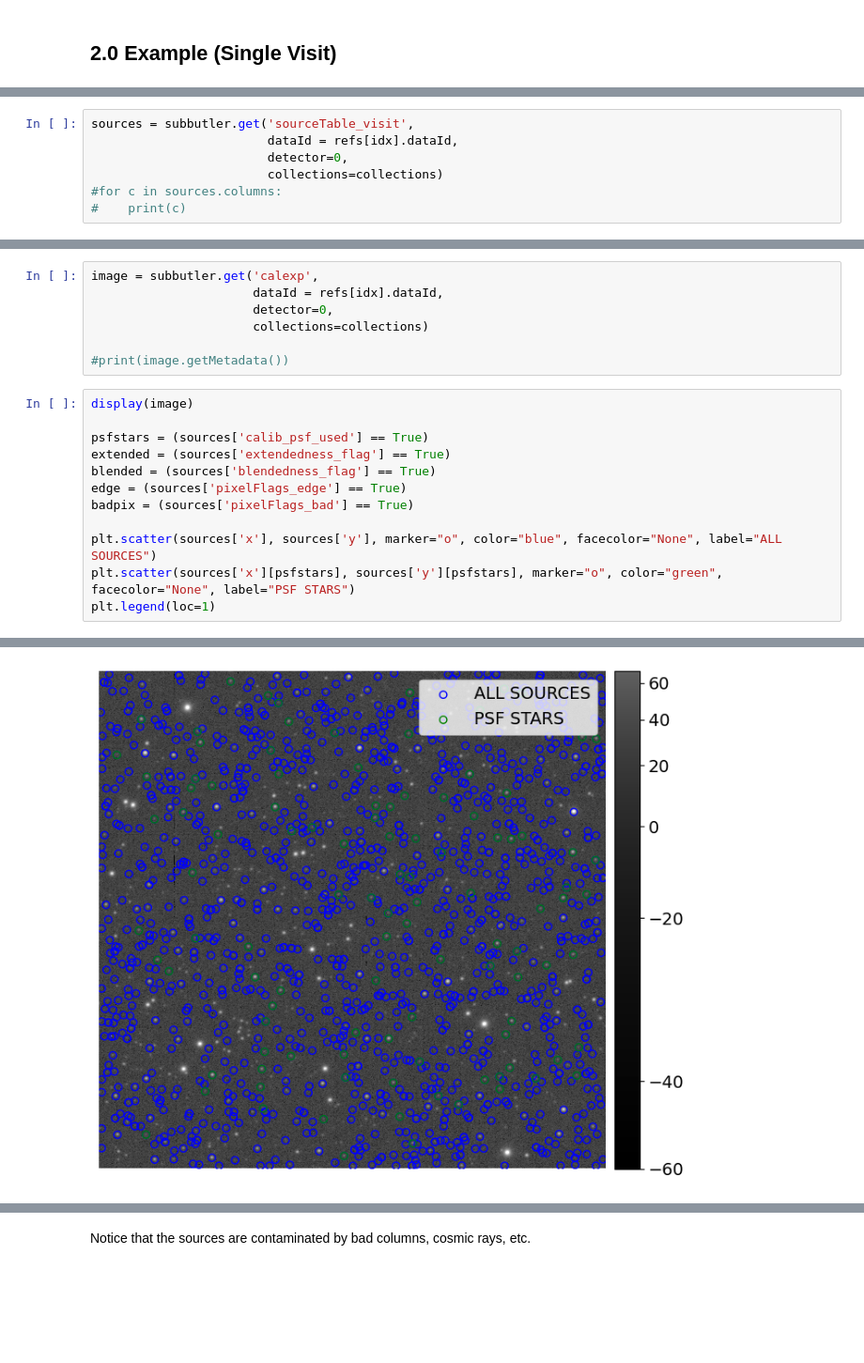
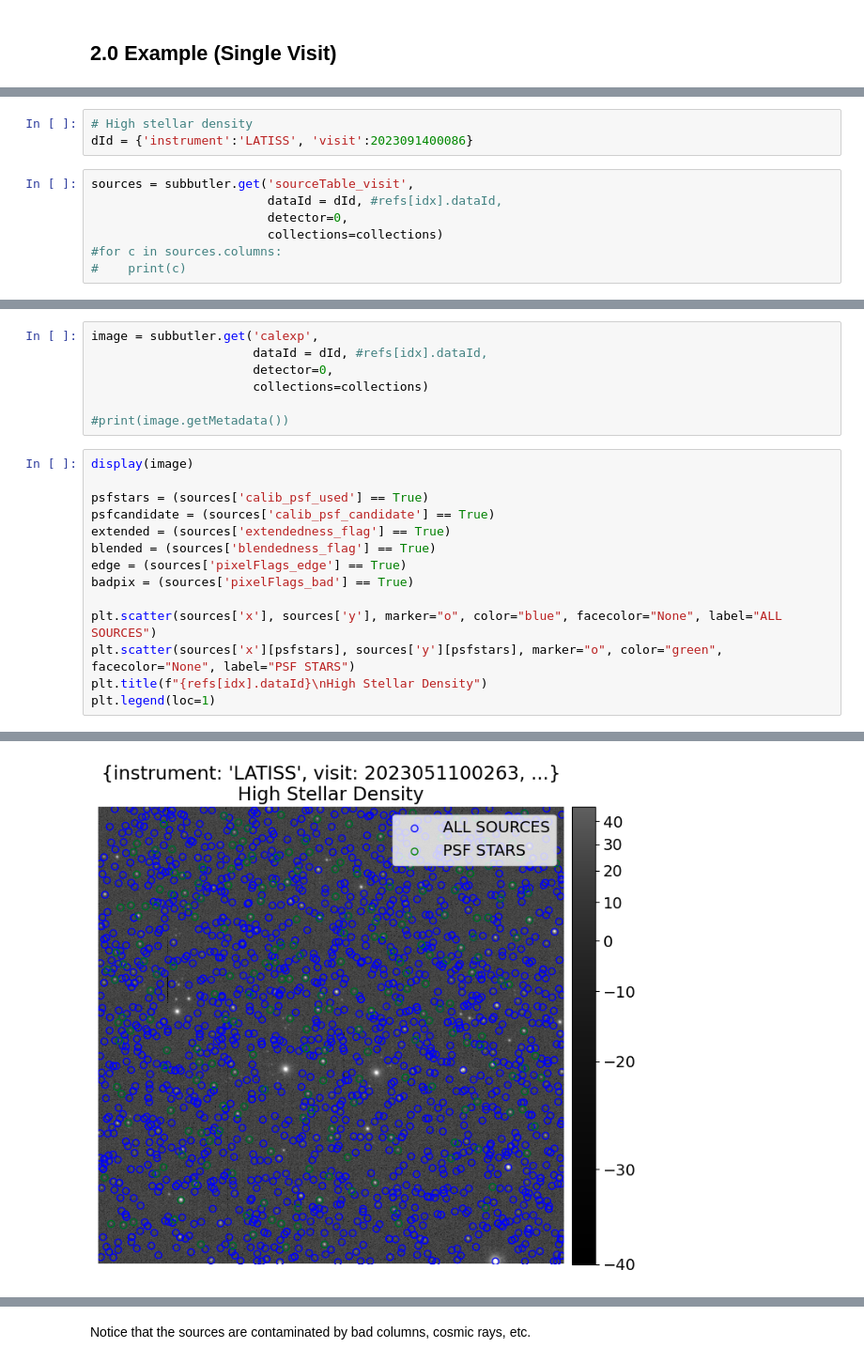
Before and after one commit to Alex-Broughton/auxtel-com, a Jupyter notebook: notebooks/StarSelection.ipynb, the cells around one changed output, grey strips where cells are left out. Shown at 94% size. Drawn from its saved outputs; the diff is of its cells as text; blank space fills up the shorter version.

```diff
--- a/notebooks/StarSelection.ipynb
+++ b/notebooks/StarSelection.ipynb
@@ -257,6 +256,9 @@ refs[idx].dataId
+# %%
+# High stellar density
+dId = {'instrument':'LATISS', 'visit':2023091400086}
 # %%
 sources = subbutler.get('sourceTable_visit',
-                        dataId = refs[idx].dataId,
+                        dataId = dId, #refs[idx].dataId,
                         detector=0,
                         collections=collections)
 #for c in sources.columns:
@@ -264,6 +270,6 @@ sources = subbutler.get('sourceTable_visit',
 # %%
 image = subbutler.get('calexp',
-                      dataId = refs[idx].dataId,
+                      dataId = dId, #refs[idx].dataId,
                       detector=0,
                       collections=collections)
 
@@ -271,15 +277,17 @@ image = subbutler.get('calexp',
 # %%
 display(image)
 
 psfstars = (sources['calib_psf_used'] == True)
+psfcandidate = (sources['calib_psf_candidate'] == True)
 extended = (sources['extendedness_flag'] == True)
 blended = (sources['blendedness_flag'] == True)
 edge = (sources['pixelFlags_edge'] == True)
 badpix = (sources['pixelFlags_bad'] == True)
 
 plt.scatter(sources['x'], sources['y'], marker="o", color="blue", facecolor="None", label="ALL SOURCES")
 plt.scatter(sources['x'][psfstars], sources['y'][psfstars], marker="o", color="green", facecolor="None", label="PSF STARS")
+plt.title(f"{refs[idx].dataId}\nHigh Stellar Density")
 plt.legend(loc=1)
 # %% [output]
 <matplotlib.legend.Legend at 0x...>
-[figure, old version]
+[figure, new version]
```
Also changed, not shown: parts of 18 cells of this notebook, 1 other file.
